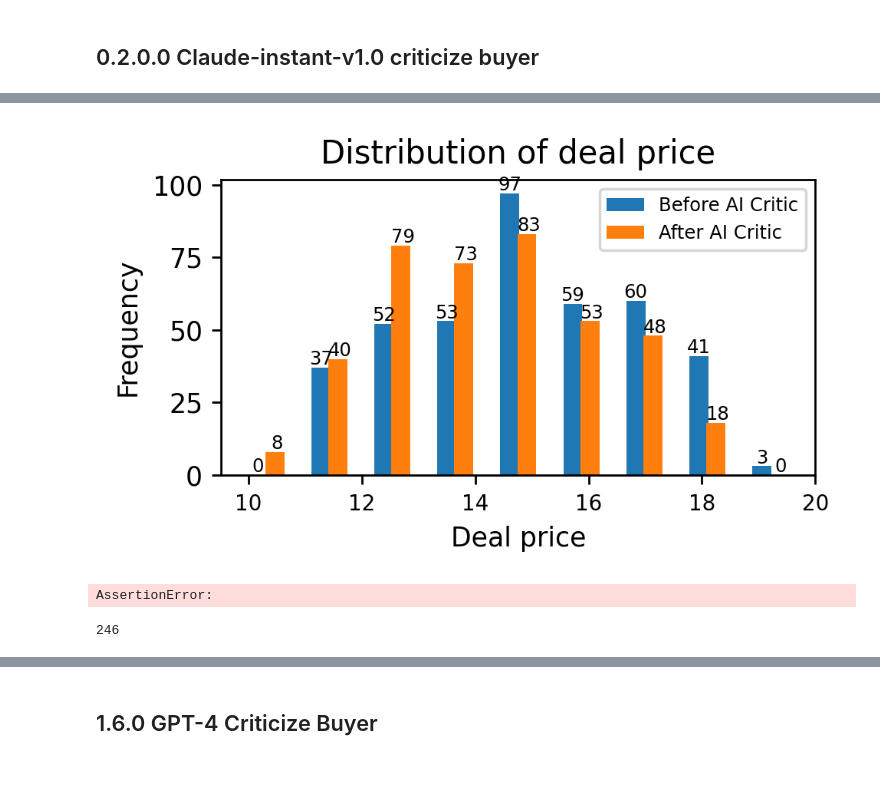
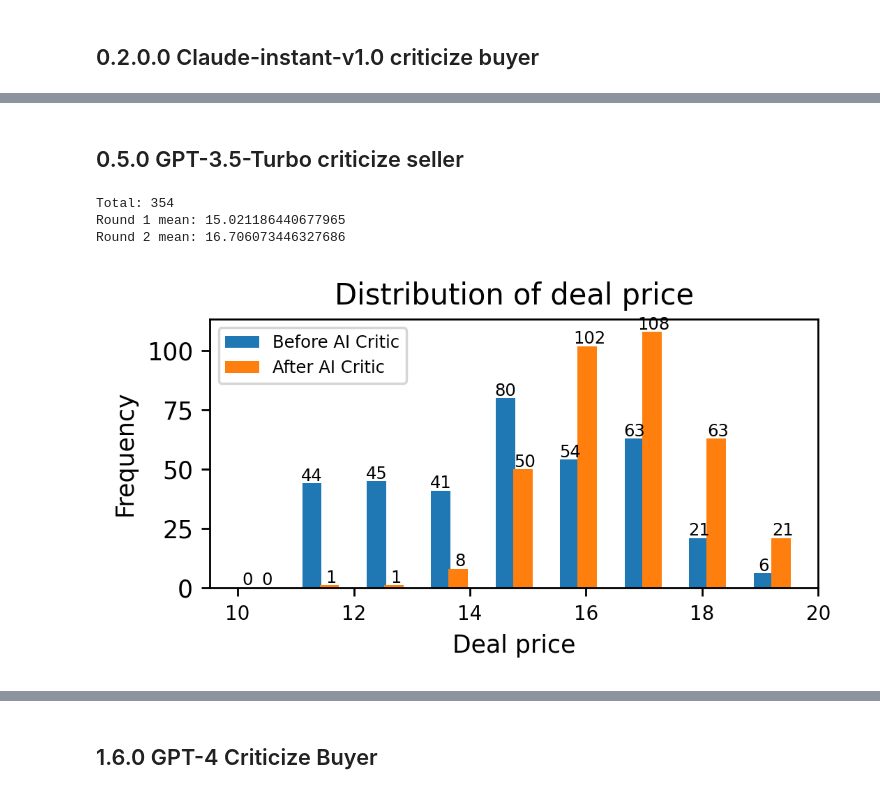
Before and after one commit to FranxYao/GPT-Bargaining, a Jupyter notebook: notebooks/draw_prices.ipynb, the cells around one changed output, grey strips where cells are left out. Drawn from its saved outputs; the diff is of its cells as text; code cells hidden in the pictures.

```diff
--- a/notebooks/draw_prices.ipynb
+++ b/notebooks/draw_prices.ipynb
@@ -31,7 +33,7 @@ def read_price(filename):
             i += 1
     return p1, p2
 # %%
-def draw(p1, p2):
+def draw(p1, p2, figsize=(4.5,2)):
     print("Total:", len(p1))
     print("Round 1 mean:", np.mean(p1))
     print("Round 2 mean:", np.mean(p2))
@@ -48,7 +50,7 @@ def draw(p1, p2):
     hist_2, bins_2 = np.histogram(data_2, bins=bins_2)
 
     # Create a bar plot using Matplotlib
-    plt.figure(figsize=(4, 2), dpi=250)
+    plt.figure(figsize=figsize, dpi=250)
     plt.bar(bins_1[:-1]+0, hist_1, width=0.3 * (bins_1[1]-bins_1[0]), align='edge', label='Before AI Critic')
     plt.bar(bins_2[:-1]+0.3, hist_2, width=0.3 * (bins_2[1]-bins_2[0]), align='edge', label='After AI Critic')
 
@@ -190,4 +235,11 @@ draw(*read_price('outputs/seller_critic_500_runs_0.5.0_final_prices.txt'))
+# %% [markdown]
+## 0.5.0 GPT-3.5-Turbo criticize seller
+# %%
+p1, p2 = read_price('../outputs/outputs_before_may/seller_critic_500_runs_0.5.0.txt')
 # %%
-draw(*read_price('outputs/buyer_critic_gpt_4_500_runs_rollout_2_ver_1.6.0.txt'))
+draw(p1, p2)
 # %% [output]
+Total: 354
+Round 1 mean: 15.021186440677965
+Round 2 mean: 16.706073446327686
-[figure, old version]
+[figure, new version]
@@ -198,4 +245,0 @@ from utils import parse_outputs, check_k_price_range
-# %%
-prices = parse_outputs("outputs/seller_critic_claude_500_runs_rollout_2_ver_1.7.0.txt")
-# %% [output]
-AssertionError:
@@ -204,4 +245,0 @@ filtered_price = [p for p in prices if check_k_price_range(p, 10, 20)]
-# %%
-len(filtered_price)
-# %% [output]
-246
```
Also changed, not shown: parts of 20 cells of this notebook, 15 other files.
